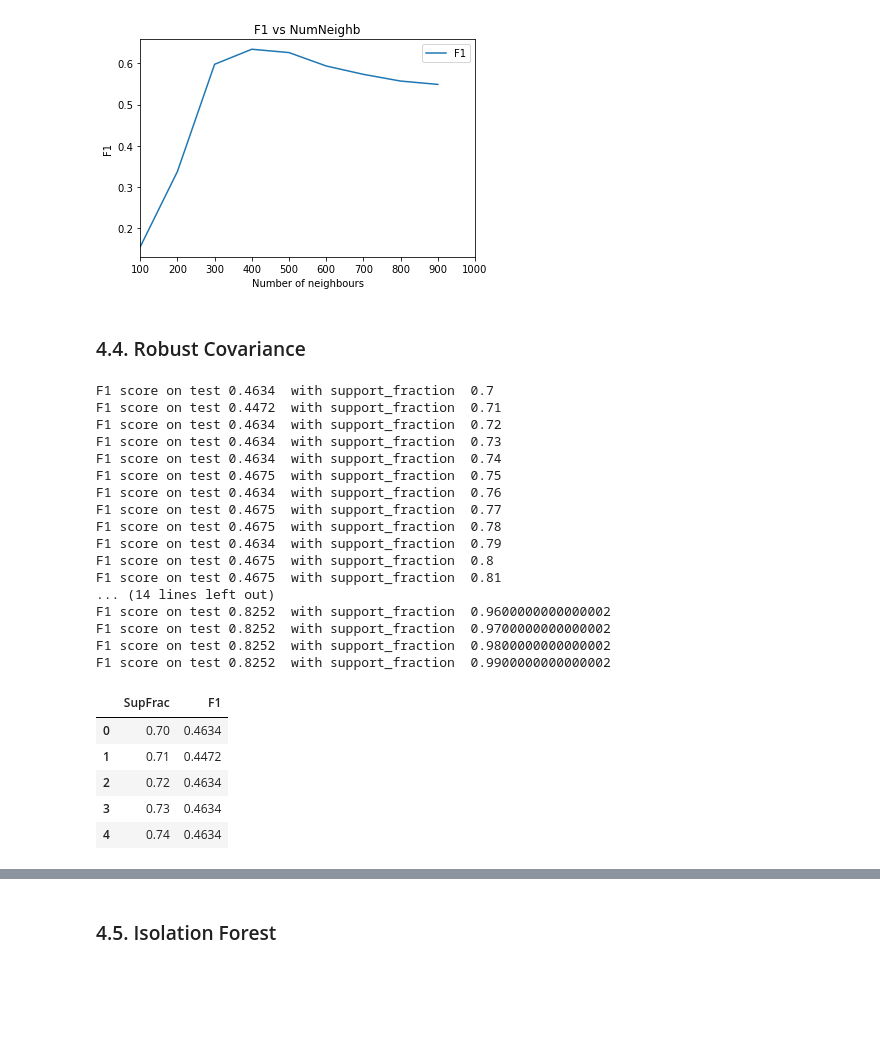
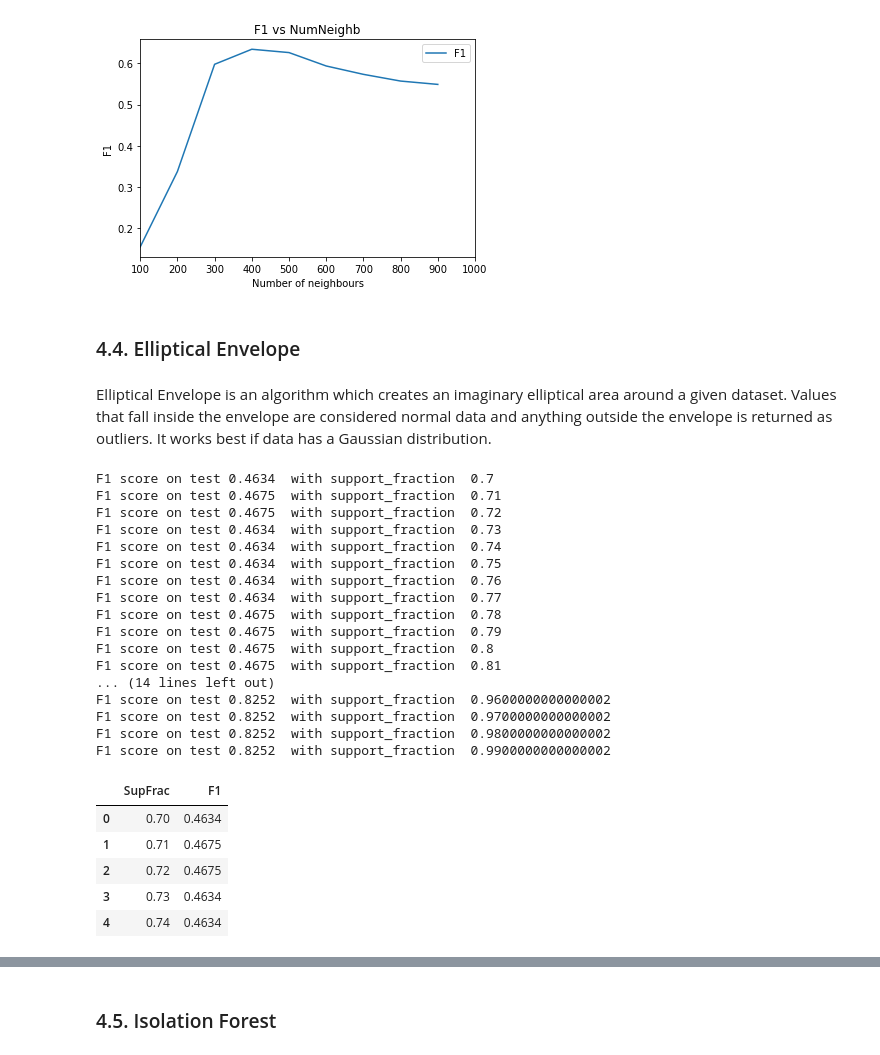
Before and after one commit to DaniloJ97/anomaly_detection, a Jupyter notebook: anomaly_detection.ipynb, the cells around one changed output, grey strips where cells are left out. Saved outputs shown, nothing was run; the diff lists cells and outputs as text; code cells hidden in the pictures; blank space fills up the shorter version.

```diff
--- a/anomaly_detection.ipynb
+++ b/anomaly_detection.ipynb
@@ -541,5 +539,3 @@ ground_truth[-n_outliers:] = -1
 perc_fraud
 # %% [output]
 0.008578004044912477
-# %%
-clf = LocalOutlierFactor(n_neighbors=20, contamination = perc_fraud)
@@ -550,2 +541,0 @@ LocalOutlierFactor(contamination=0.008578004044912477)
-# %%
-y_pred = clf.fit_predict(X_valid)
@@ -607,4 +593,4 @@ plt.show()
 # %% [output]
 [figure]
 # %% [markdown]
-### 4.4. Robust Covariance
+### 4.4. Elliptical Envelope
@@ -613,8 +597,12 @@ from sklearn.covariance import EllipticEnvelope
+# %% [markdown]
+Elliptical Envelope is an algorithm which creates an imaginary elliptical area around a given dataset. Values that fall inside the envelope are considered normal data and anything outside the envelope is returned as outliers. It works best if data has a Gaussian distribution.
 # %%
 minFraction = 0.7
 maxFraction = 0.99
 
 fractionsF1 = []
+
+cov=None
 
 for fraction in np.arange(minFraction, maxFraction, 0.01):
     cov = EllipticEnvelope(support_fraction = fraction, contamination = perc_fraud)
@@ -625,40 +613,40 @@ for fraction in np.arange(minFraction, maxFraction, 0.01):
     y_predDF = pd.DataFrame(y_predLOF)
 
     y_predDF[y_predDF[0] == 1] = 0
     y_predDF[y_predDF[0] == -1] = 1
 
     y_predLOF = y_predDF.values
     y_predLOF = np.ravel(y_predLOF)
 
     precision,recall,fbeta_score, support  = precision_recall_fscore_support(y_valid, y_predLOF, average='binary')
 
     print("F1 score on test", round(fbeta_score,4), " with support_fraction ", fraction)
     fractionsF1.append([fraction, round(fbeta_score,4)])
 
 fractionsF1df = pd.DataFrame(fractionsF1, columns = ['SupFrac', 'F1'])
 fractionsF1df.head()
 # %% [output]
 F1 score on test 0.4634  with support_fraction  0.7
-F1 score on test 0.4472  with support_fraction  0.71
-F1 score on test 0.4634  with support_fraction  0.72
+F1 score on test 0.4675  with support_fraction  0.71
+F1 score on test 0.4675  with support_fraction  0.72
 F1 score on test 0.4634  with support_fraction  0.73
 F1 score on test 0.4634  with support_fraction  0.74
-F1 score on test 0.4675  with support_fraction  0.75
+F1 score on test 0.4634  with support_fraction  0.75
 F1 score on test 0.4634  with support_fraction  0.76
-F1 score on test 0.4675  with support_fraction  0.77
+F1 score on test 0.4634  with support_fraction  0.77
 F1 score on test 0.4675  with support_fraction  0.78
-F1 score on test 0.4634  with support_fraction  0.79
+F1 score on test 0.4675  with support_fraction  0.79
 F1 score on test 0.4675  with support_fraction  0.8
 F1 score on test 0.4675  with support_fraction  0.81
 ... (14 lines left out)
 F1 score on test 0.8252  with support_fraction  0.9600000000000002
 F1 score on test 0.8252  with support_fraction  0.9700000000000002
 F1 score on test 0.8252  with support_fraction  0.9800000000000002
 F1 score on test 0.8252  with support_fraction  0.9900000000000002
 |  | SupFrac | F1 |
 | 0 | 0.70 | 0.4634 |
-| 1 | 0.71 | 0.4472 |
-| 2 | 0.72 | 0.4634 |
+| 1 | 0.71 | 0.4675 |
+| 2 | 0.72 | 0.4675 |
 | 3 | 0.73 | 0.4634 |
 | 4 | 0.74 | 0.4634 |
 # %%
```
Also changed, not shown: parts of 47 cells of this notebook.
